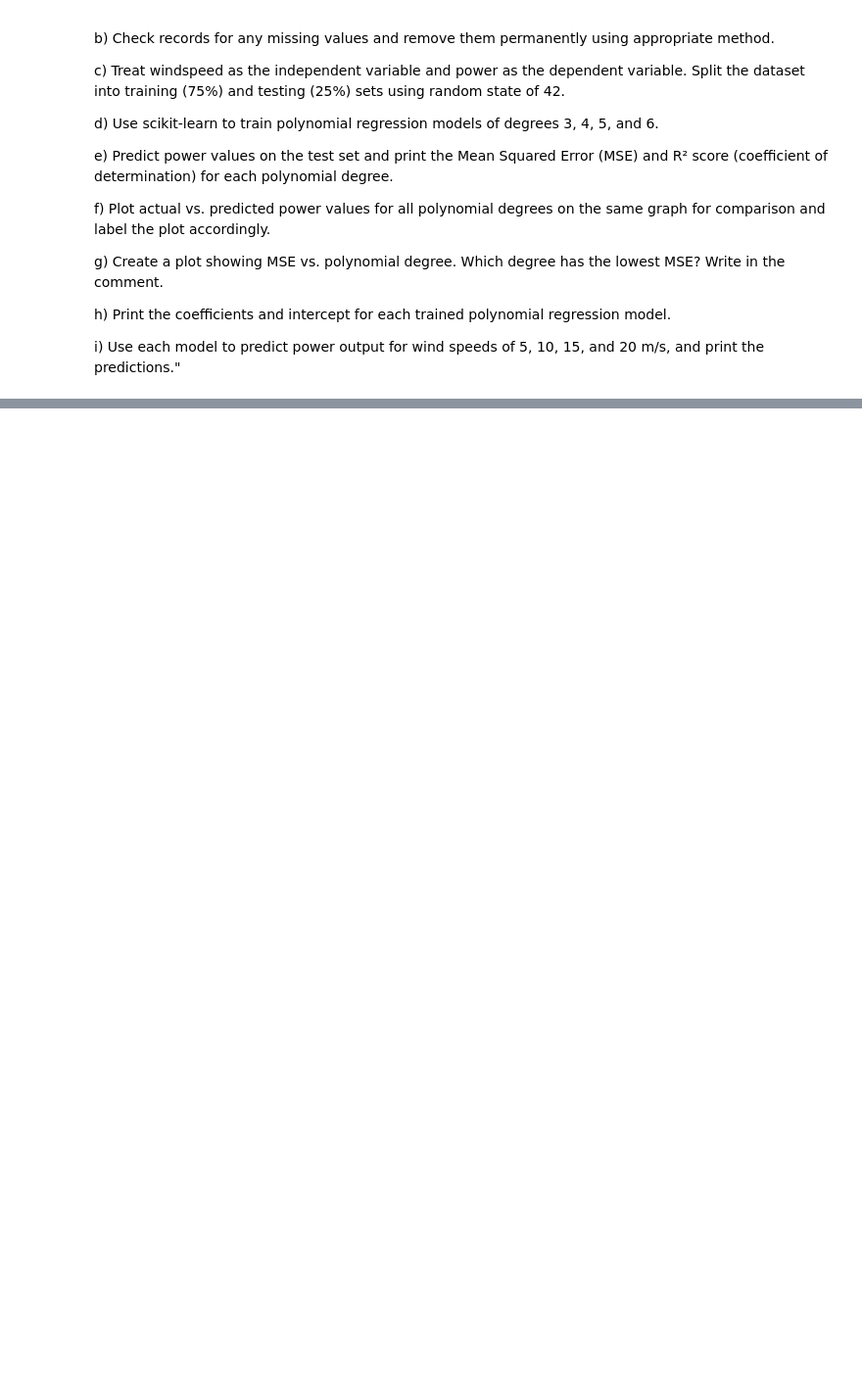
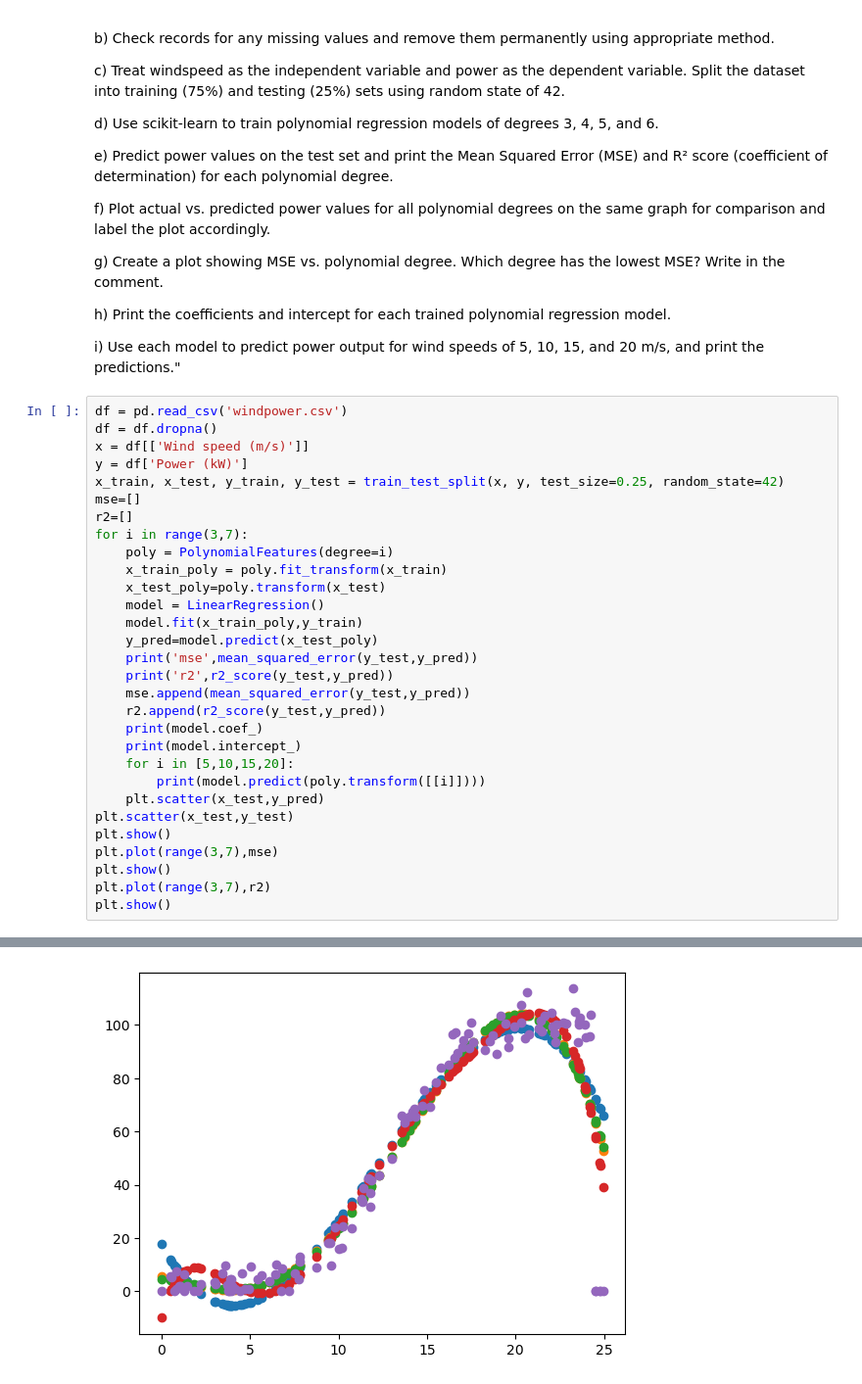
Before and after one commit to Dev-412/Python-codes, a Jupyter notebook: Sem-4/Phase-2/T2_UNIT 4_PQ_QB_VHA.ipynb, the cells around one changed output, grey strips where cells are left out. Shown at 98% size. Cells and saved outputs as stored; diff of their text form; blank space fills up the shorter version.

```diff
--- a/Sem-4/Phase-2/T2_UNIT 4_PQ_QB_VHA.ipynb
+++ b/Sem-4/Phase-2/T2_UNIT 4_PQ_QB_VHA.ipynb
@@ -216,3 +216,34 @@ g)	Create a plot showing MSE vs. polynomial degree. Which degree has the lowest
 h)	Print the coefficients and intercept for each trained polynomial regression model.
 
 i)	Use each model to predict power output for wind speeds of 5, 10, 15, and 20 m/s, and print the predictions."
+# %%
+df = pd.read_csv('windpower.csv')
+df = df.dropna()
+x = df[['Wind speed (m/s)']]
+y = df['Power (kW)']
+x_train, x_test, y_train, y_test = train_test_split(x, y, test_size=0.25, random_state=42)
+mse=[]
+r2=[]
+for i in range(3,7):
+    poly = PolynomialFeatures(degree=i)
+    x_train_poly = poly.fit_transform(x_train)
+    x_test_poly=poly.transform(x_test)
+    model = LinearRegression()
+    model.fit(x_train_poly,y_train)
+    y_pred=model.predict(x_test_poly)
+    print('mse',mean_squared_error(y_test,y_pred))
+    print('r2',r2_score(y_test,y_pred))
+    mse.append(mean_squared_error(y_test,y_pred))
+    r2.append(r2_score(y_test,y_pred))
+    print(model.coef_)
+    print(model.intercept_)
+    for i in [5,10,15,20]:
+        print(model.predict(poly.transform([[i]])))
+    plt.scatter(x_test,y_pred)
+plt.scatter(x_test,y_test)
+plt.show()
+plt.plot(range(3,7),mse)
+plt.show()
+plt.plot(range(3,7),r2)
+plt.show()
+# %% [output]
@@ -218,0 +267 @@ i)	Use each model to predict power output for wind speeds of 5, 10, 15, and 20 m
+[figure, added]
```
Also changed, not shown: parts of 1 cell of this notebook, 1 other file.
